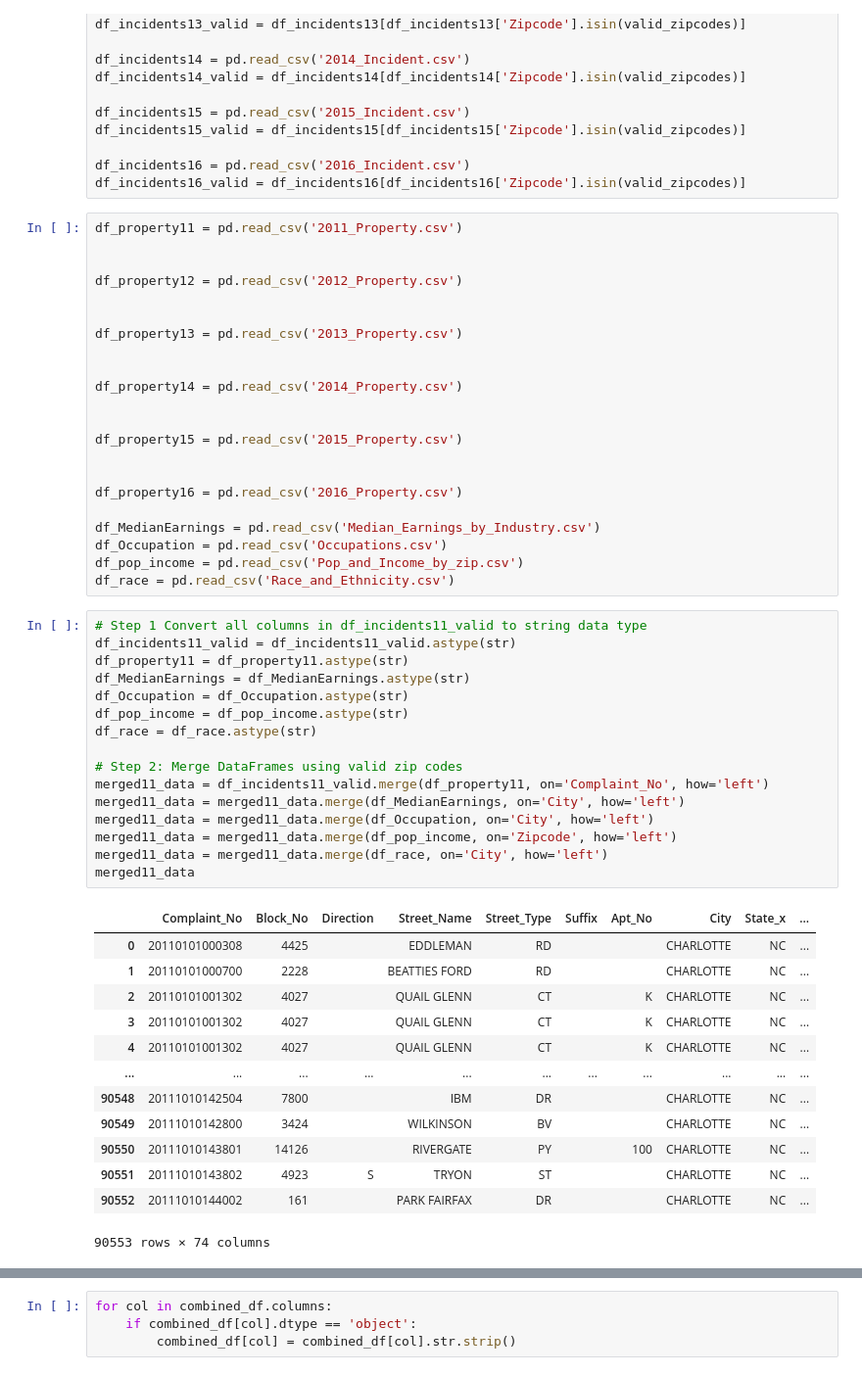
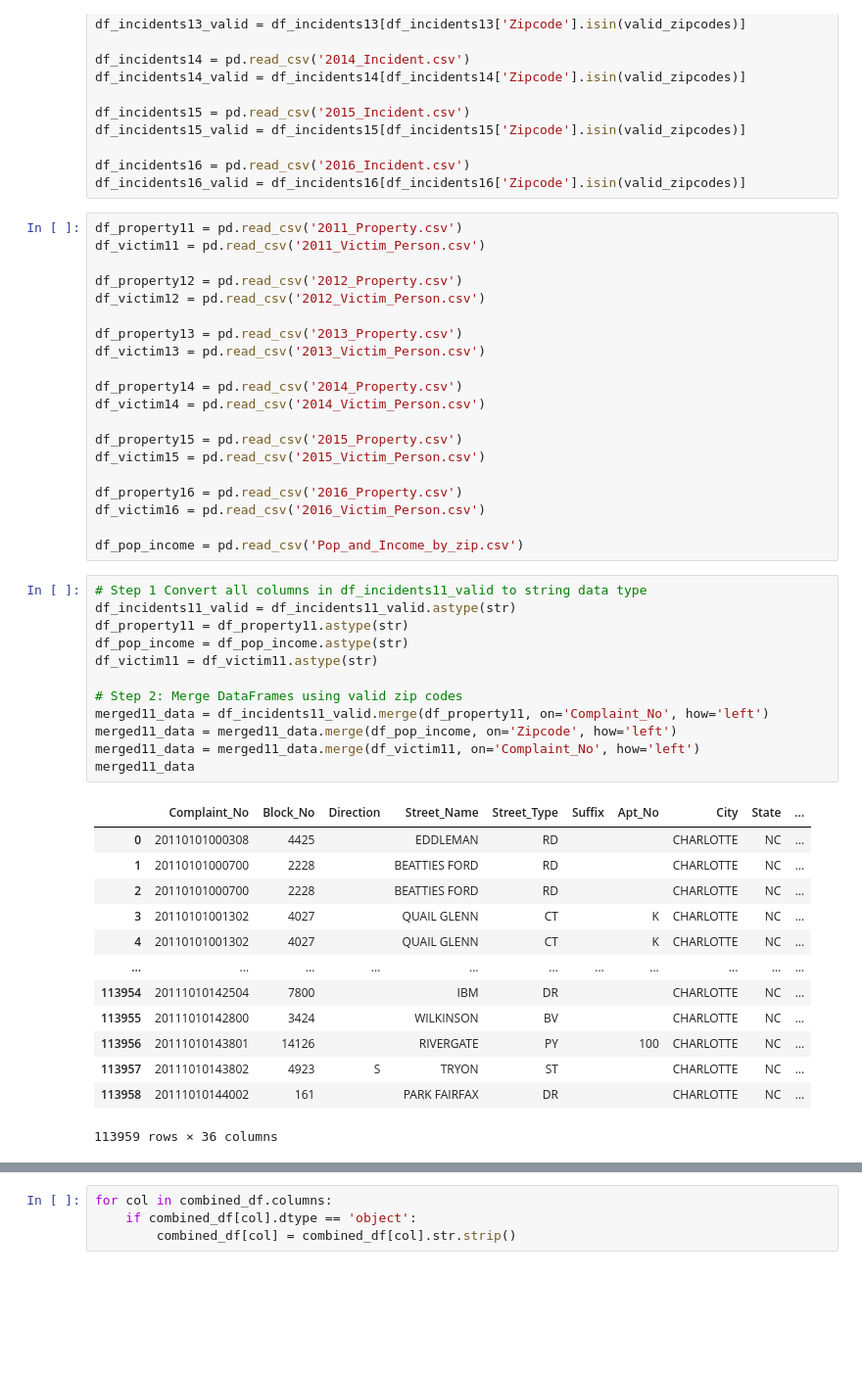
Before and after one commit to trevm03/Project3, a Jupyter notebook: studio3project_jrt.ipynb, the cells around one changed output, grey strips where cells are left out. Shown at 98% size. Saved outputs shown, nothing was run; the diff lists cells and outputs as text; blank space fills up the shorter version.

```diff
--- a/studio3project_jrt.ipynb
+++ b/studio3project_jrt.ipynb
@@ -27,56 +27,50 @@ df_incidents16 = pd.read_csv('2016_Incident.csv')
 df_incidents16_valid = df_incidents16[df_incidents16['Zipcode'].isin(valid_zipcodes)]
 # %%
 df_property11 = pd.read_csv('2011_Property.csv')
-
+df_victim11 = pd.read_csv('2011_Victim_Person.csv')
 
 df_property12 = pd.read_csv('2012_Property.csv')
-
+df_victim12 = pd.read_csv('2012_Victim_Person.csv')
 
 df_property13 = pd.read_csv('2013_Property.csv')
-
+df_victim13 = pd.read_csv('2013_Victim_Person.csv')
 
 df_property14 = pd.read_csv('2014_Property.csv')
-
+df_victim14 = pd.read_csv('2014_Victim_Person.csv')
 
 df_property15 = pd.read_csv('2015_Property.csv')
-
+df_victim15 = pd.read_csv('2015_Victim_Person.csv')
 
 df_property16 = pd.read_csv('2016_Property.csv')
+df_victim16 = pd.read_csv('2016_Victim_Person.csv')
 
-df_MedianEarnings = pd.read_csv('Median_Earnings_by_Industry.csv')
-df_Occupation = pd.read_csv('Occupations.csv')
 df_pop_income = pd.read_csv('Pop_and_Income_by_zip.csv')
-df_race = pd.read_csv('Race_and_Ethnicity.csv')
 # %%
 # Step 1 Convert all columns in df_incidents11_valid to string data type
 df_incidents11_valid = df_incidents11_valid.astype(str)
 df_property11 = df_property11.astype(str)
-df_MedianEarnings = df_MedianEarnings.astype(str)
-df_Occupation = df_Occupation.astype(str)
 df_pop_income = df_pop_income.astype(str)
-df_race = df_race.astype(str)
+df_victim11 = df_victim11.astype(str)
 
 # Step 2: Merge DataFrames using valid zip codes
 merged11_data = df_incidents11_valid.merge(df_property11, on='Complaint_No', how='left')
-merged11_data = merged11_data.merge(df_MedianEarnings, on='City', how='left')
-merged11_data = merged11_data.merge(df_Occupation, on='City', how='left')
 merged11_data = merged11_data.merge(df_pop_income, on='Zipcode', how='left')
-merged11_data = merged11_data.merge(df_race, on='City', how='left')
+merged11_data = merged11_data.merge(df_victim11, on='Complaint_No', how='left')
 merged11_data
 # %% [output]
-|  | Complaint_No | Block_No | Direction | Street_Name | Street_Type | Suffix | Apt_No | City | State_x | ... |
+|  | Complaint_No | Block_No | Direction | Street_Name | Street_Type | Suffix | Apt_No | City | State | ... |
 | 0 | 20110101000308 | 4425 |  | EDDLEMAN | RD |  |  | CHARLOTTE | NC | ... |
 | 1 | 20110101000700 | 2228 |  | BEATTIES FORD | RD |  |  | CHARLOTTE | NC | ... |
-| 2 | 20110101001302 | 4027 |  | QUAIL GLENN | CT |  | K | CHARLOTTE | NC | ... |
+| 2 | 20110101000700 | 2228 |  | BEATTIES FORD | RD |  |  | CHARLOTTE | NC | ... |
 | 3 | 20110101001302 | 4027 |  | QUAIL GLENN | CT |  | K | CHARLOTTE | NC | ... |
 | 4 | 20110101001302 | 4027 |  | QUAIL GLENN | CT |  | K | CHARLOTTE | NC | ... |
 | ... | ... | ... | ... | ... | ... | ... | ... | ... | ... | ... |
-| 90548 | 20111010142504 | 7800 |  | IBM | DR |  |  | CHARLOTTE | NC | ... |
-| 90549 | 20111010142800 | 3424 |  | WILKINSON | BV |  |  | CHARLOTTE | NC | ... |
-| 90550 | 20111010143801 | 14126 |  | RIVERGATE | PY |  | 100 | CHARLOTTE | NC | ... |
-| 90551 | 20111010143802 | 4923 | S | TRYON | ST |  |  | CHARLOTTE | NC | ... |
-| 90552 | 20111010144002 | 161 |  | PARK FAIRFAX | DR |  |  | CHARLOTTE | NC | ... |
+| 113954 | 20111010142504 | 7800 |  | IBM | DR |  |  | CHARLOTTE | NC | ... |
+| 113955 | 20111010142800 | 3424 |  | WILKINSON | BV |  |  | CHARLOTTE | NC | ... |
+| 113956 | 20111010143801 | 14126 |  | RIVERGATE | PY |  | 100 | CHARLOTTE | NC | ... |
+| 113957 | 20111010143802 | 4923 | S | TRYON | ST |  |  | CHARLOTTE | NC | ... |
+| 113958 | 20111010144002 | 161 |  | PARK FAIRFAX | DR |  |  | CHARLOTTE | NC | ... |
-90553 rows × 74 columns
+113959 rows × 36 columns
 # %%
 # Step 1 Convert all columns in df_incidents11_valid to string data type
 df_incidents12_valid = df_incidents12_valid.astype(str)
```
Also changed, not shown: parts of 18 cells of this notebook.
